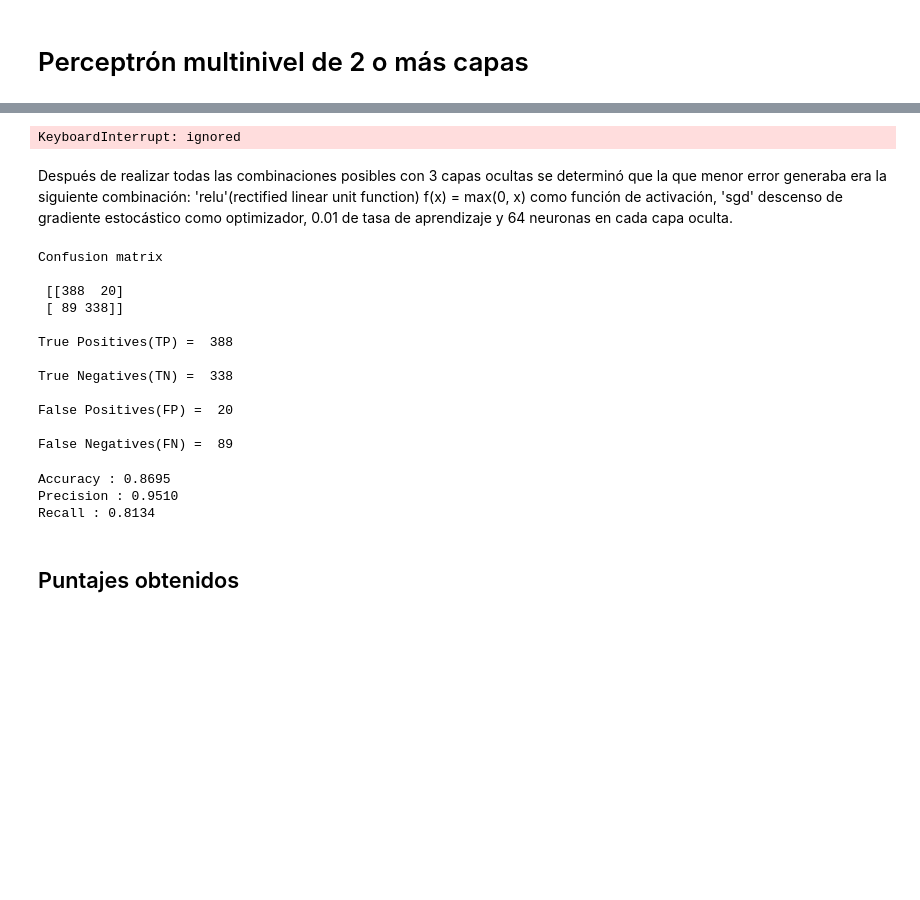
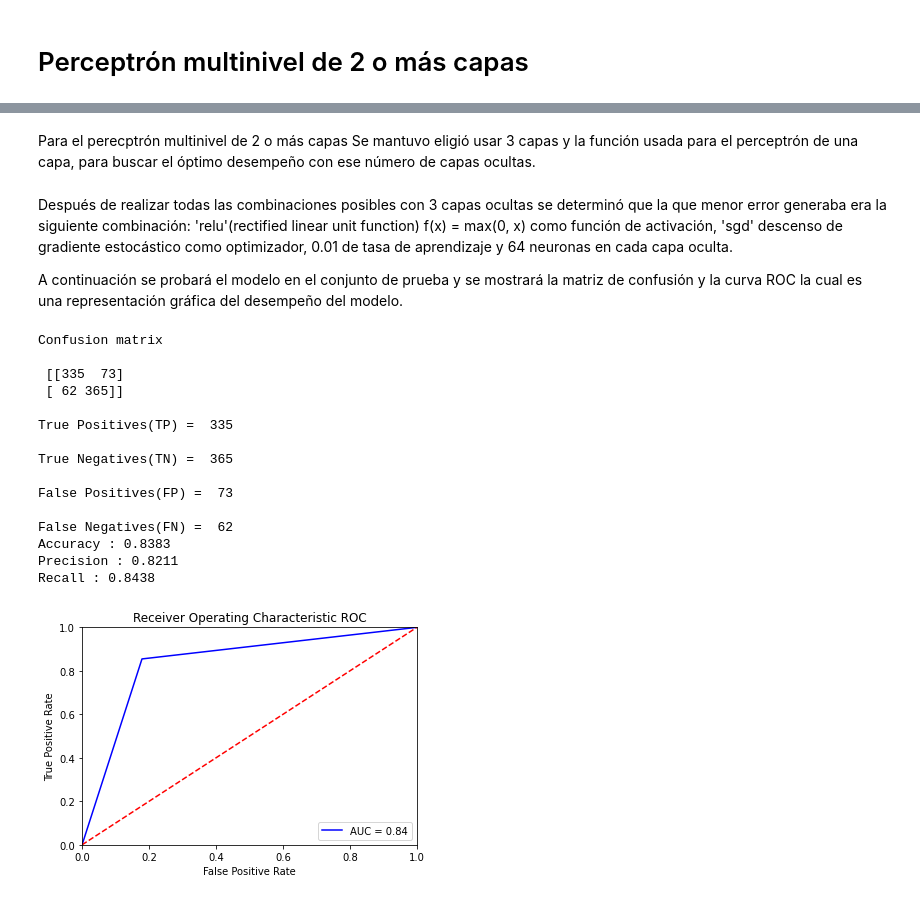
Before and after one commit to casalazara/Machine-Learning-IELE, a Jupyter notebook: Reto 3/Reto_3.ipynb, the cells around one changed output, grey strips where cells are left out. Saved outputs shown, nothing was run; the diff lists cells and outputs as text; code cells hidden in the pictures; blank space fills up the shorter version.

```diff
--- a/Reto 3/Reto_3.ipynb
+++ b/Reto 3/Reto_3.ipynb
@@ -331,29 +519,2 @@ Finalmente luego de probar todas las combinaciones y calculando el porcentaje de
-# %%
-def busquedaHiperParametros():
-  combinaciones = []
-
-  unidades = [2**(i) for i in range(5)]
-  activations = ["identity", "logistic", "tanh", "relu"]
-  solvers = ["lbfgs", "sgd", "adam"]
-  lrs = [1 * 10**(i) for i in range(-6,2)]
-  for activation in activations:
-      for solver in solvers:
-          for lr in lrs:
-            neuronas = []
-            errores = []
-            for i in unidades:
-              clf = MLPClassifier(activation=activation,solver=solver,hidden_layer_sizes=(i), learning_rate_init=lr,random_state=1, max_iter=1000)
-              clf.fit(X_train, y_train)
-              y_pred = clf.predict(X_val)
-              error = mean_squared_error(y_val,y_pred)
-              neuronas.append(i)
-              errores.append(error)
-            min = np.argmin(errores)
-            print(f'Activación: {activation}, solver: {solver}, lr: {lr}, unidades usadas: {neuronas[min]}, mse:{errores[min]}')
-            combinaciones.append((activation,solver,lr,neuronas[min],errores[min]))
-  combinaciones.sort(key=lambda x: x[4])
-  print(combinaciones)
-  return combinaciones[0]
-print(busquedaHiperParametros())
-# %% [output]
-KeyboardInterrupt: ignored
+# %% [markdown]
+Para el perecptrón multinivel de 2 o más capas Se mantuvo eligió usar 3 capas y la función usada para el perceptrón de una capa, para buscar el óptimo desempeño con ese número de capas ocultas.
@@ -360,47 +523,28 @@ KeyboardInterrupt: ignored
 # %% [markdown]
 Después de realizar todas las combinaciones posibles con 3 capas ocultas se determinó que la que menor error generaba era la siguiente combinación:
 'relu'(rectified linear unit function) f(x) = max(0, x) como función de activación, 'sgd' descenso de gradiente estocástico como optimizador, 0.01 de tasa de aprendizaje y 64 neuronas en cada capa oculta.
+
+A continuación se probará el modelo en el conjunto de prueba y se mostrará la matriz de confusión y la curva ROC la cual es una representación gráfica del desempeño del modelo.
 # %%
-clf = MLPClassifier(activation='relu',solver='sgd',hidden_layer_sizes=(64,64,64), learning_rate_init=0.01,random_state=1, max_iter=1000)
+clf = MLPClassifier(activation='relu',solver='sgd',hidden_layer_sizes=(64,64,64), learning_rate_init=0.01,random_state=1, max_iter=2000)
 clf.fit(X_train, y_train)
 
 y_prediction = clf.predict(X_test)
 cm = confusion_matrix(y_test, y_prediction)
-TP = cm[0,0]
-TN = cm[1,1]
-FP = cm[0,1]
-FN = cm[1,0]
-
-print('Confusion matrix\n\n', cm)
-
-print('\nTrue Positives(TP) = ', TP)
-print('\nTrue Negatives(TN) = ', TN)
-print('\nFalse Positives(FP) = ', FP)
-print('\nFalse Negatives(FN) = ', FN)
+printMetrics(cm)
 # %% [output]
 Confusion matrix
 
- [[388  20]
- [ 89 338]]
+ [[335  73]
+ [ 62 365]]
 
-True Positives(TP) =  388
+True Positives(TP) =  335
 
-True Negatives(TN) =  338
+True Negatives(TN) =  365
 
-False Positives(FP) =  20
+False Positives(FP) =  73
 
-False Negatives(FN) =  89
+False Negatives(FN) =  62
+Accuracy : 0.8383
+Precision : 0.8211
+Recall : 0.8438
-# %%
-accuracy = (TP + TN) / float(TP + TN + FP + FN)
-precision = TP / float(TP + FP)
-recall = TP / float(TP + FN)
-
-print('Accuracy : {0:0.4f}'.format(accuracy))
-print('Precision : {0:0.4f}'.format(precision))
-print('Recall : {0:0.4f}'.format(recall))
-# %% [output]
-Accuracy : 0.8695
-Precision : 0.9510
-Recall : 0.8134
-# %% [markdown]
-## Puntajes obtenidos
@@ -418,0 +551,4 @@ plt.show()
+# %%
+plotRoc(y_test,y_prediction)
+# %% [output]
+[figure, added]
```
Also changed, not shown: parts of 20 cells of this notebook.
